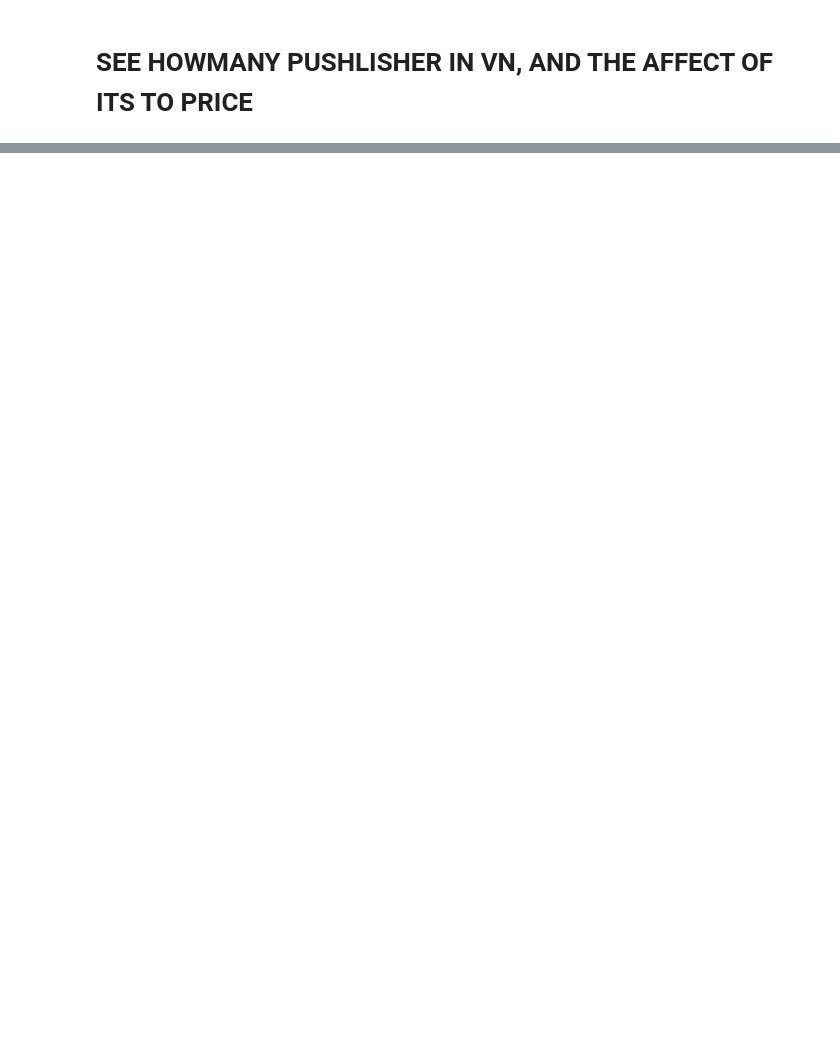
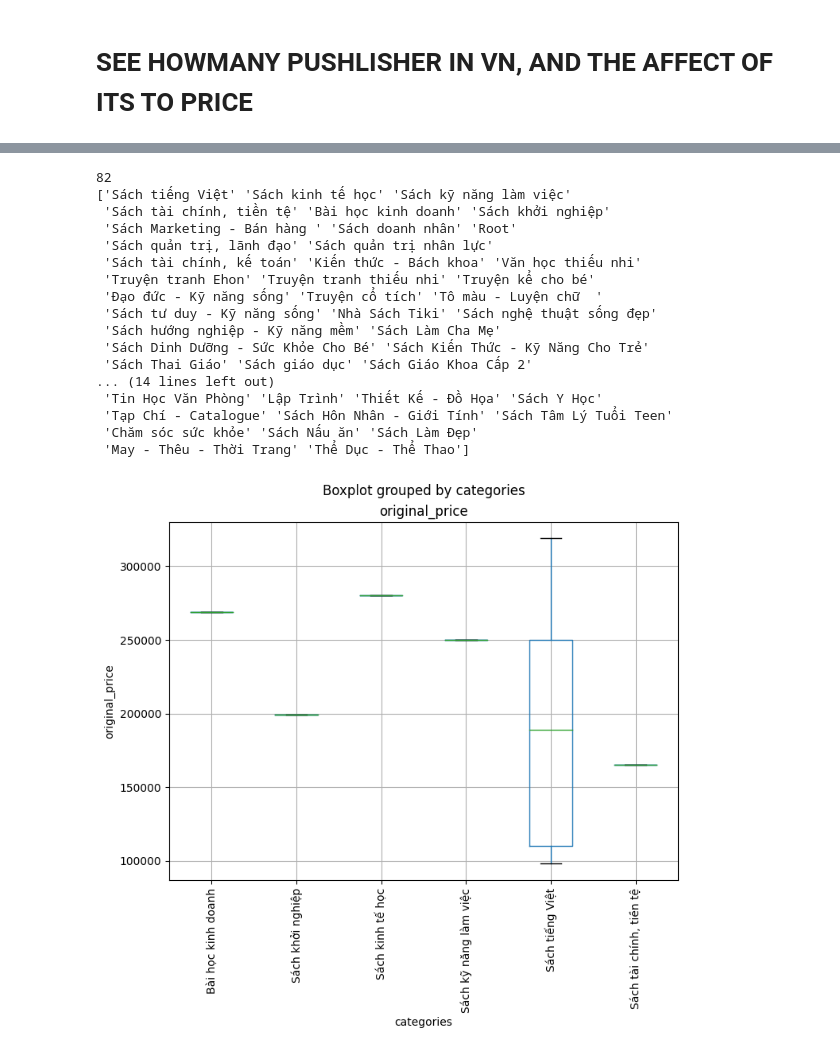
Before and after one commit to daovanhieu23800/interview_project, a Jupyter notebook: predict_price.ipynb, the cells around one changed output, grey strips where cells are left out. Cells and saved outputs as stored; diff of their text form; code cells hidden in the pictures; blank space fills up the shorter version.

```diff
--- a/predict_price.ipynb
+++ b/predict_price.ipynb
@@ -60,0 +79,31 @@ plt.show()
+# %%
+print(len(book_df['categories'].unique()))
+print(book_df['categories'].unique())
+book_df[:10].boxplot(column='original_price', by='categories', figsize=(8, 6))
+
+# Set plot labels and title
+plt.xlabel('categories')
+plt.ylabel('original_price')
+plt.xticks(rotation=90)
+
+# Display the plot
+plt.show()
+# %% [output]
+82
+['Sách tiếng Việt' 'Sách kinh tế học' 'Sách kỹ năng làm việc'
+ 'Sách tài chính, tiền tệ' 'Bài học kinh doanh' 'Sách khởi nghiệp'
+ 'Sách Marketing - Bán hàng ' 'Sách doanh nhân' 'Root'
+ 'Sách quản trị, lãnh đạo' 'Sách quản trị nhân lực'
+ 'Sách tài chính, kế toán' 'Kiến thức - Bách khoa' 'Văn học thiếu nhi'
+ 'Truyện tranh Ehon' 'Truyện tranh thiếu nhi' 'Truyện kể cho bé'
+ 'Đạo đức - Kỹ năng sống' 'Truyện cổ tích' 'Tô màu - Luyện chữ  '
+ 'Sách tư duy - Kỹ năng sống' 'Nhà Sách Tiki' 'Sách nghệ thuật sống đẹp'
+ 'Sách hướng nghiệp - Kỹ năng mềm' 'Sách Làm Cha Mẹ'
+ 'Sách Dinh Dưỡng - Sức Khỏe Cho Bé' 'Sách Kiến Thức - Kỹ Năng Cho Trẻ'
+ 'Sách Thai Giáo' 'Sách giáo dục' 'Sách Giáo Khoa Cấp 2'
+... (14 lines left out)
+ 'Tin Học Văn Phòng' 'Lập Trình' 'Thiết Kế - Đồ Họa' 'Sách Y Học'
+ 'Tạp Chí - Catalogue' 'Sách Hôn Nhân - Giới Tính' 'Sách Tâm Lý Tuổi Teen'
+ 'Chăm sóc sức khỏe' 'Sách Nấu ăn' 'Sách Làm Đẹp'
+ 'May - Thêu - Thời Trang' 'Thể Dục - Thể Thao']
+[figure, added]
```
Also changed, not shown: parts of 16 cells of this notebook, 2 other files.
